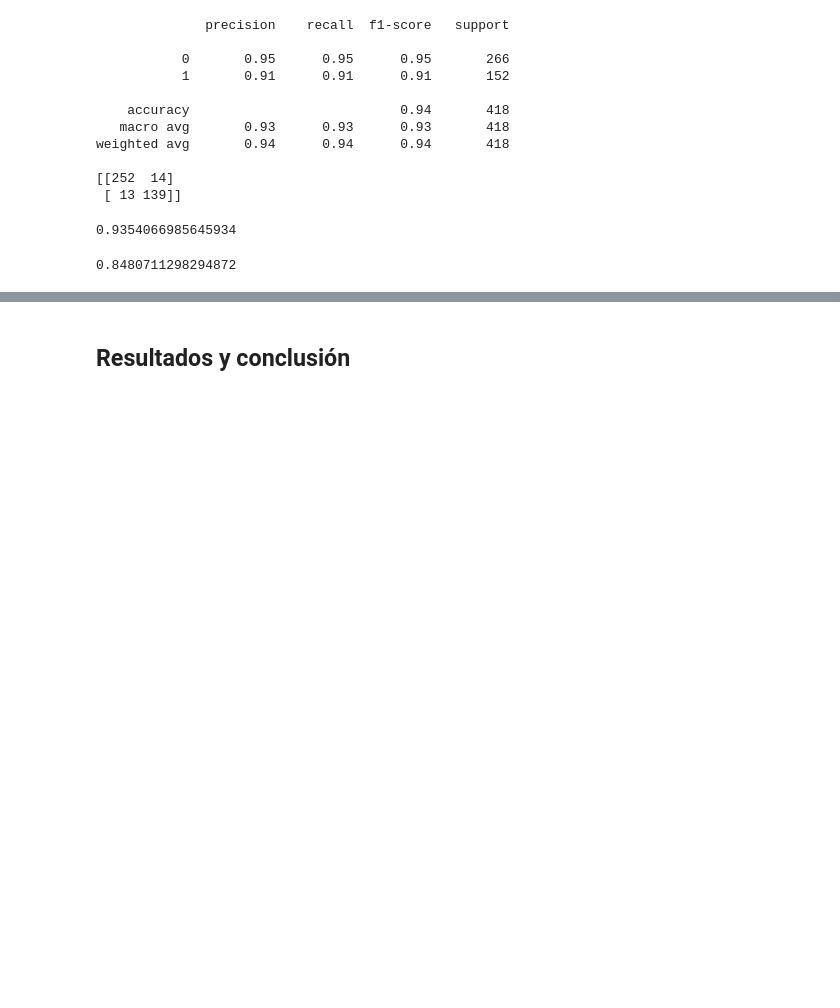
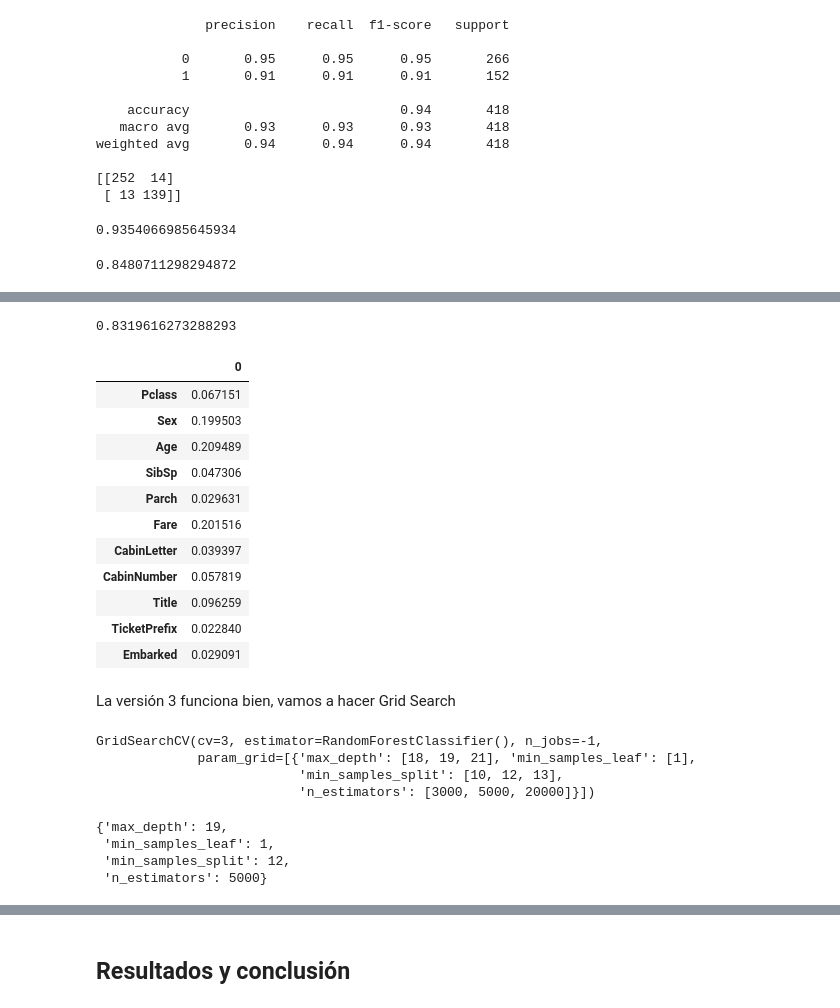
Before and after one commit to pedrochans/Titanic_ML, a Jupyter notebook: Titanic_ML.ipynb, the cells around one changed output, grey strips where cells are left out. Saved outputs shown, nothing was run; the diff lists cells and outputs as text; code cells hidden in the pictures; blank space fills up the shorter version.

```diff
--- a/Titanic_ML.ipynb
+++ b/Titanic_ML.ipynb
@@ -590,0 +584,43 @@ print("Your submission was successfully saved!")
+# %%
+y_train = train["Survived"]
+
+features = ["Pclass", "Sex", "Age", "SibSp", "Parch",  "Fare", "CabinLetter", "CabinNumber", "Title", "TicketPrefix", "Embarked"]
+
+df_train = train[features]
+df_test = test[features]
+
+# Convert 'Sex' column to binary variables
+df_train['Sex'] = df_train['Sex'].map({'male': 0, 'female': 1})
+df_test['Sex'] = df_test['Sex'].map({'male': 0, 'female': 1})
+
+# Map each letter to its corresponding number in the alphabet
+df_train['CabinLetter'] = df_train['CabinLetter'].apply(lambda x: ord(x.upper()) - ord('A') + 1 if x != 'n' else 0)
+df_test['CabinLetter'] = df_test['CabinLetter'].apply(lambda x: ord(x.upper()) - ord('A') + 1 if x != 'n' else 0)
+
+# Convert 'CabinNumber' to numeric, setting errors='coerce' to handle non-numeric values
+df_train['CabinNumber'] = pd.to_numeric(df_train['CabinNumber'], errors='coerce').fillna(0).astype(int)
+df_test['CabinNumber'] = pd.to_numeric(df_test['CabinNumber'], errors='coerce').fillna(0).astype(int)
+
+# Convert 'Title', 'TicketPrefix', and 'Embarked' columns to numerical variables using LabelEncoder
+label_encoder = LabelEncoder()
+
+df_train['Title'] = label_encoder.fit_transform(df_train['Title'])
+df_test['Title'] = label_encoder.transform(df_test['Title'])
+
+df_train['TicketPrefix'] = label_encoder.fit_transform(df_train['TicketPrefix'])
+df_test['TicketPrefix'] = label_encoder.transform(df_test['TicketPrefix'])
+
+df_train['Embarked'] = label_encoder.fit_transform(df_train['Embarked'])
+df_test['Embarked'] = label_encoder.transform(df_test['Embarked'])
+
+X_train = df_train
+X_test = df_test
+
+#from sklearn.model_selection import train_test_split
+#X_train, X_val, y_train, y_val = train_test_split(X, y, test_size=0.2, random_state=46)
+# %%
+from sklearn.ensemble import RandomForestClassifier
+rf = RandomForestClassifier()
+# %%
+rf.fit(X_train, y_train)
+rf_pred = rf.predict(X_test)
@@ -590,0 +647,22 @@ print("Your submission was successfully saved!")
+# %%
+cv_scores = cross_val_score(rf, X_tot, y_tot, cv=5)
+sum(cv_scores/len(cv_scores))
+# %% [output]
+0.8319616273288293
+# %%
+pd.DataFrame(rf.feature_importances_, index=X_test.columns)
+# %% [output]
+|  | 0 |
+| Pclass | 0.067151 |
+| Sex | 0.199503 |
+| Age | 0.209489 |
+| SibSp | 0.047306 |
+| Parch | 0.029631 |
+| Fare | 0.201516 |
+| CabinLetter | 0.039397 |
+| CabinNumber | 0.057819 |
+| Title | 0.096259 |
+| TicketPrefix | 0.022840 |
+| Embarked | 0.029091 |
+# %% [markdown]
+La versión 3 funciona bien, vamos a hacer Grid Search
@@ -590,0 +681,14 @@ print("Your submission was successfully saved!")
+# %%
+rf_grid.fit(X_train, y_train)
+# %% [output]
+GridSearchCV(cv=3, estimator=RandomForestClassifier(), n_jobs=-1,
+             param_grid=[{'max_depth': [18, 19, 21], 'min_samples_leaf': [1],
+                          'min_samples_split': [10, 12, 13],
+                          'n_estimators': [3000, 5000, 20000]}])
+# %%
+rf_grid.best_params_
+# %% [output]
+{'max_depth': 19,
+ 'min_samples_leaf': 1,
+ 'min_samples_split': 12,
+ 'n_estimators': 5000}
```
Also changed, not shown: parts of 12 cells of this notebook.
